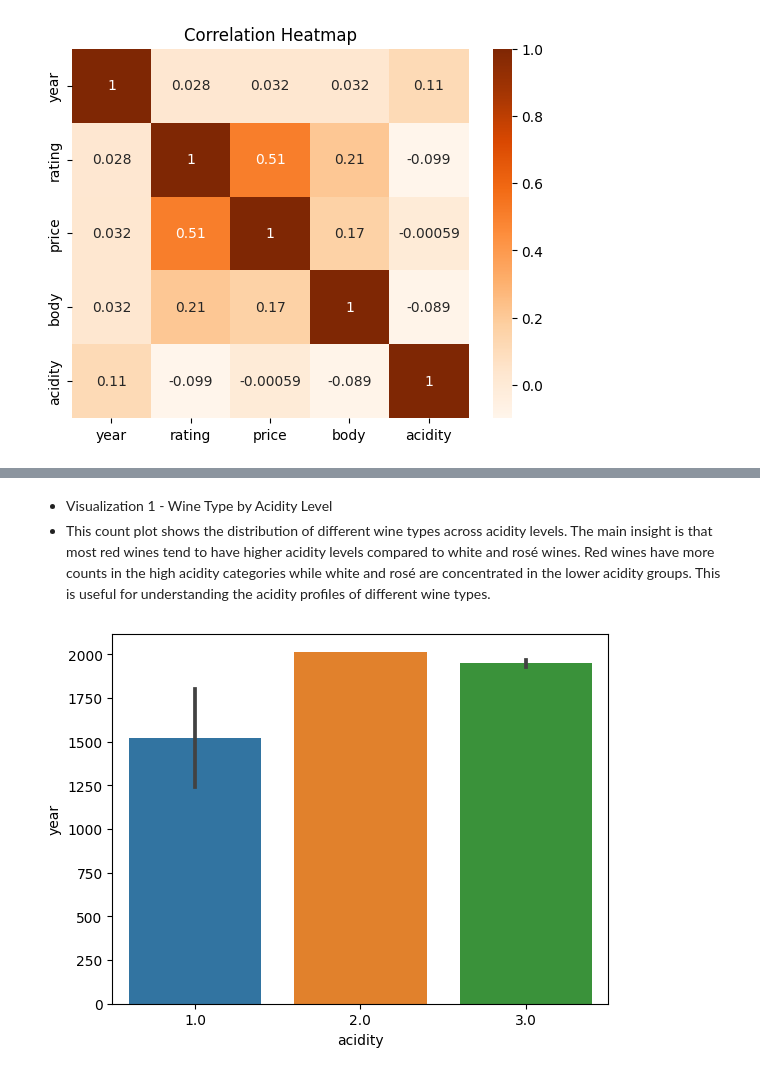
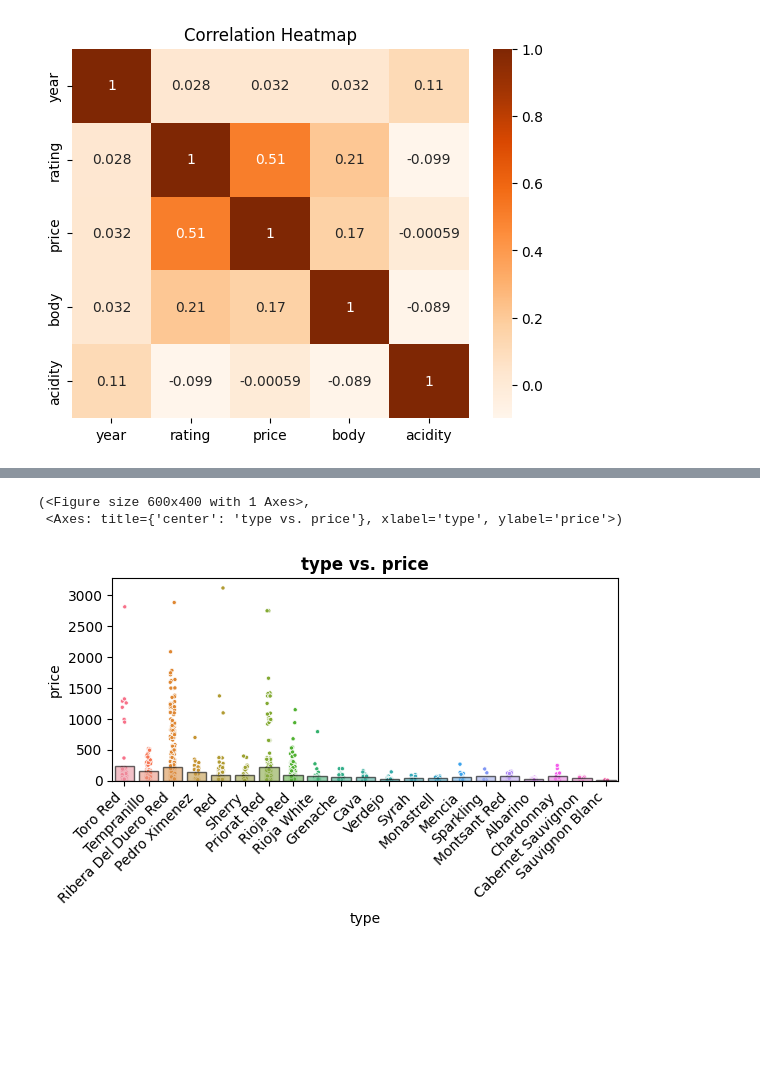
Before and after one commit to Jeze2/Machine_learning_price_and_income, a Jupyter notebook: Prediction_of_wine_price.ipynb, the cells around one changed output, grey strips where cells are left out. Drawn from its saved outputs; the diff is of its cells as text; code cells hidden in the pictures; blank space fills up the shorter version.

```diff
--- a/Prediction_of_wine_price.ipynb
+++ b/Prediction_of_wine_price.ipynb
@@ -440,7 +423,7 @@ ax.set(title='Wine by Type');
-# %% [markdown]
-- Visualization 1 - Wine Type by Acidity Level
-- This count plot shows the distribution of different wine types across acidity levels. The main insight is that most red wines tend to have higher acidity levels compared to white and rosé wines. Red wines have more counts in the high acidity categories while white and rosé are concentrated in the lower acidity groups. This is useful for understanding the acidity profiles of different wine types.
-# %%
-ax = sns.barplot(data=df, x='acidity', y="year")
-# %% [output]
-[figure, removed]
+# %%
+# First visualization
+plot_categorical_vs_target(df, 'type','price')
+# %% [output]
+(<Figure size 600x400 with 1 Axes>,
+ <Axes: title={'center': 'type vs. price'}, xlabel='type', ylabel='price'>)
+[figure, added]
```
Also changed, not shown: parts of 6 cells of this notebook.
